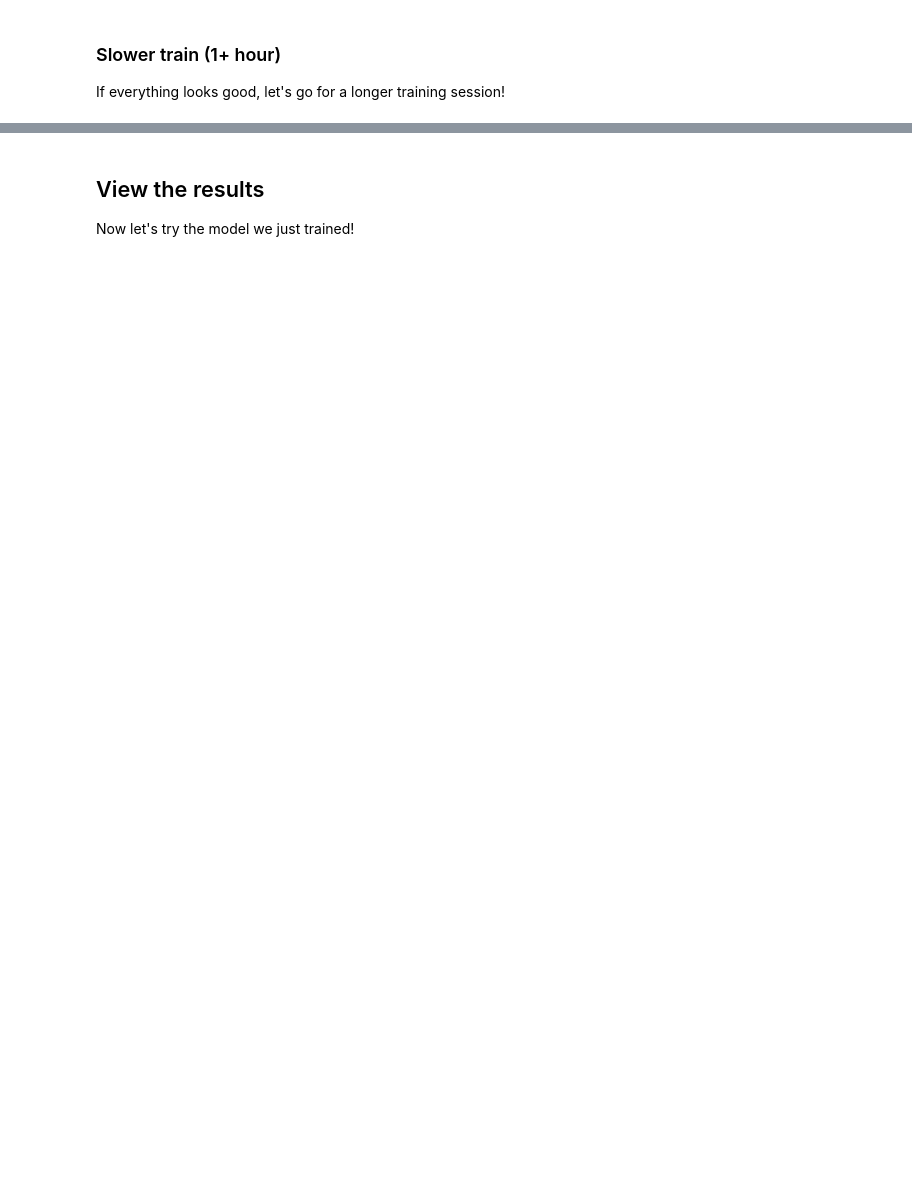
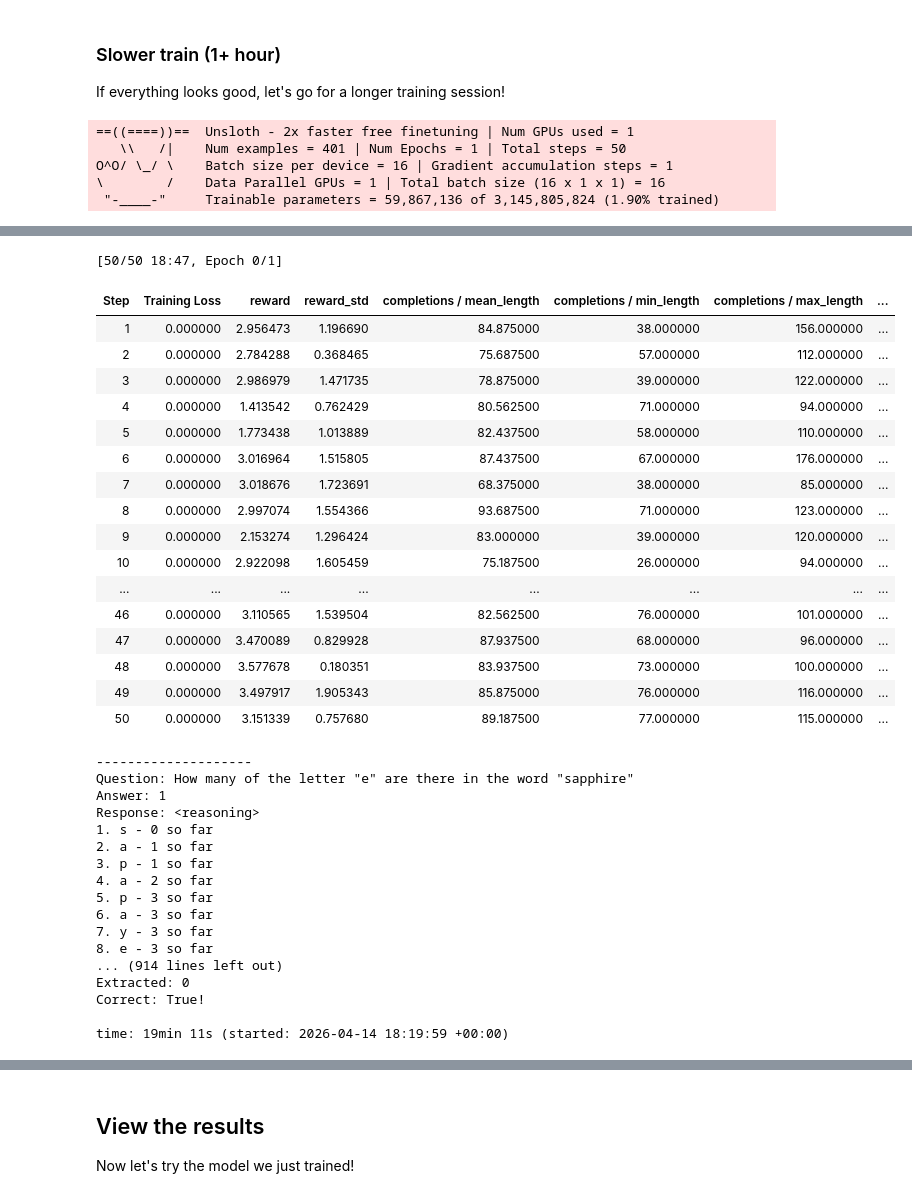
Before and after one commit to tal32123/udacity-genai-course-1-project, a Jupyter notebook: gen_ai_fundamentals_project_starter.ipynb, the cells around one changed output, grey strips where cells are left out. Saved outputs shown, nothing was run; the diff lists cells and outputs as text; code cells hidden in the pictures; blank space fills up the shorter version.

```diff
--- a/gen_ai_fundamentals_project_starter.ipynb
+++ b/gen_ai_fundamentals_project_starter.ipynb
@@ -764,12 +868,13 @@ def counting_reward_func(completions, letters, **kwargs) -> list[float]:
             if letter == resp_letter:
                 actual_count += 1
 
-            # If the count is accurate, add a reward, else subtract a reward
-            # if ... **********
-            # else ... **********
+            if int(resp_count) == actual_count:
+                reward += 1.0
+            else:
+                reward -= 1.0
 
-        # Return the reward normalized by the length of the matches
-        # res.append(**********)
+            # Return the reward normalized by the length of the matches
+        res.append(reward / len(letters_and_counts))
     return res
 
 
@@ -853,11 +961,13 @@ def format_reward_func(completions, **kwargs) -> list[float]:
         match = re.match(pattern, response, flags=re.MULTILINE | re.DOTALL)
 
         # If it matches, return 0.5, otherwise return 0.0
-        # if ... **********
+        if match:
+            reward += 0.5
         # Extract the answer from the response
-        # extracted_answer = **********
+        extracted_answer = extract_xml_answer(response)
         # If the answer is an integer, add 0.5 to the reward
-        # if ... **********
+        if extracted_answer.isdigit():
+            reward += 0.5
 
         res.append(reward)
     return res
@@ -901,8 +1014,7 @@ Correct: {str(extracted_responses[0]) == str(counts[0])}!
     """)
 
     res = [
-        # Provide reward for exactly correct answer
-        # **********  # Complete the list comprehension
+        2.0 if str(r) == str(a) else -1.0  # Provide reward for exactly correct answer
         for r, a in zip(extracted_responses, counts)
     ]
     return res
@@ -966,15 +1093,15 @@ COMMON_GRPO_TRAINING_PARAMS = dict(
     # Set appropriate values for `learning_rate` and `beta`
     # See: https://docs.unsloth.ai/get-started/fine-tuning-llms-guide/lora-hyperparameters-guide
     # See: https://huggingface.co/docs/trl/main/en/grpo_trainer
-    # learning_rate=**********,
-    # beta=**********,
+    learning_rate=1e-5,
+    beta=0.0001,
     # Set the batch size appropriately for your hardware. For GRPO there are a number of parameters to set.
     # If you are not sure about your GPU, assume you have a T4. See the memory specs here:
     # https://www.nvidia.com/content/dam/en-zz/Solutions/Data-Center/tesla-product-literature/T4%20Product%20Brief.pdf
-    # per_device_train_batch_size=**********,  # per_device_train_batch_size / num_generations determines the number of simultaneous prompts to consider.
+    per_device_train_batch_size=16,  # per_device_train_batch_size / num_generations determines the number of simultaneous prompts to consider.
     # Note: Set per_device_train_batch_size to at most 16 on the Vocareum T4 for best stability
-    # num_generations=**********,  # Determines the number of completions/generations to compute for each single prompt
-    # gradient_accumulation_steps=**********,  # This parameter allow us to consider multiple steps in a single optimization step
+    num_generations=4,  # Determines the number of completions/generations to compute for each single prompt
+    gradient_accumulation_steps=1,  # This parameter allow us to consider multiple steps in a single optimization step
     adam_beta1=0.9,
     adam_beta2=0.99,
     weight_decay=0.1,
@@ -1052,7 +1234,7 @@ training_args = GRPOConfig(
     # Configure the maximum number of steps to take about 30mins of time for
     # a medium-sized experiment. (See how long the previous example took and
     # scale up appropriately using your best guess.)
-    # max_steps=**********,  # ~60min
+     max_steps=50,  # ~60min
 )
 trainer = GRPOTrainer(
     model=model,
@@ -1062,3 +1244,9 @@ trainer = GRPOTrainer(
     train_dataset=ds,
 )
 trainer_res = trainer.train()
+# %% [output]
+==((====))==  Unsloth - 2x faster free finetuning | Num GPUs used = 1
+   \\   /|    Num examples = 401 | Num Epochs = 1 | Total steps = 50
+O^O/ \_/ \    Batch size per device = 16 | Gradient accumulation steps = 1
+\        /    Data Parallel GPUs = 1 | Total batch size (16 x 1 x 1) = 16
+ "-____-"     Trainable parameters = 59,867,136 of 3,145,805,824 (1.90% trained)
@@ -1065,3 +1271,38 @@ trainer_res = trainer.train()
+[50/50 18:47, Epoch 0/1]
+| Step | Training Loss | reward | reward_std | completions / mean_length | completions / min_length | completions / max_length | ... |
+| 1 | 0.000000 | 2.956473 | 1.196690 | 84.875000 | 38.000000 | 156.000000 | ... |
+| 2 | 0.000000 | 2.784288 | 0.368465 | 75.687500 | 57.000000 | 112.000000 | ... |
+| 3 | 0.000000 | 2.986979 | 1.471735 | 78.875000 | 39.000000 | 122.000000 | ... |
+| 4 | 0.000000 | 1.413542 | 0.762429 | 80.562500 | 71.000000 | 94.000000 | ... |
+| 5 | 0.000000 | 1.773438 | 1.013889 | 82.437500 | 58.000000 | 110.000000 | ... |
+| 6 | 0.000000 | 3.016964 | 1.515805 | 87.437500 | 67.000000 | 176.000000 | ... |
+| 7 | 0.000000 | 3.018676 | 1.723691 | 68.375000 | 38.000000 | 85.000000 | ... |
+| 8 | 0.000000 | 2.997074 | 1.554366 | 93.687500 | 71.000000 | 123.000000 | ... |
+| 9 | 0.000000 | 2.153274 | 1.296424 | 83.000000 | 39.000000 | 120.000000 | ... |
+| 10 | 0.000000 | 2.922098 | 1.605459 | 75.187500 | 26.000000 | 94.000000 | ... |
+| ... | ... | ... | ... | ... | ... | ... | ... |
+| 46 | 0.000000 | 3.110565 | 1.539504 | 82.562500 | 76.000000 | 101.000000 | ... |
+| 47 | 0.000000 | 3.470089 | 0.829928 | 87.937500 | 68.000000 | 96.000000 | ... |
+| 48 | 0.000000 | 3.577678 | 0.180351 | 83.937500 | 73.000000 | 100.000000 | ... |
+| 49 | 0.000000 | 3.497917 | 1.905343 | 85.875000 | 76.000000 | 116.000000 | ... |
+| 50 | 0.000000 | 3.151339 | 0.757680 | 89.187500 | 77.000000 | 115.000000 | ... |
+--------------------
+Question: How many of the letter "e" are there in the word "sapphire"
+Answer: 1
+Response: <reasoning>
+1. s - 0 so far
+2. a - 1 so far
+3. p - 1 so far
+4. a - 2 so far
+5. p - 3 so far
+6. a - 3 so far
+7. y - 3 so far
+8. e - 3 so far
+... (914 lines left out)
+Extracted: 0
+Correct: True!
+
+time: 19min 11s (started: 2026-04-14 18:19:59 +00:00)
 # %%
 # Show the total (sum) of the rewards as well as the correct_answer_reward_func (means with in the batch)
 # Do you see the rewards increasing? Does the model get the correct answer
```
Also changed, not shown: parts of 25 cells of this notebook.
